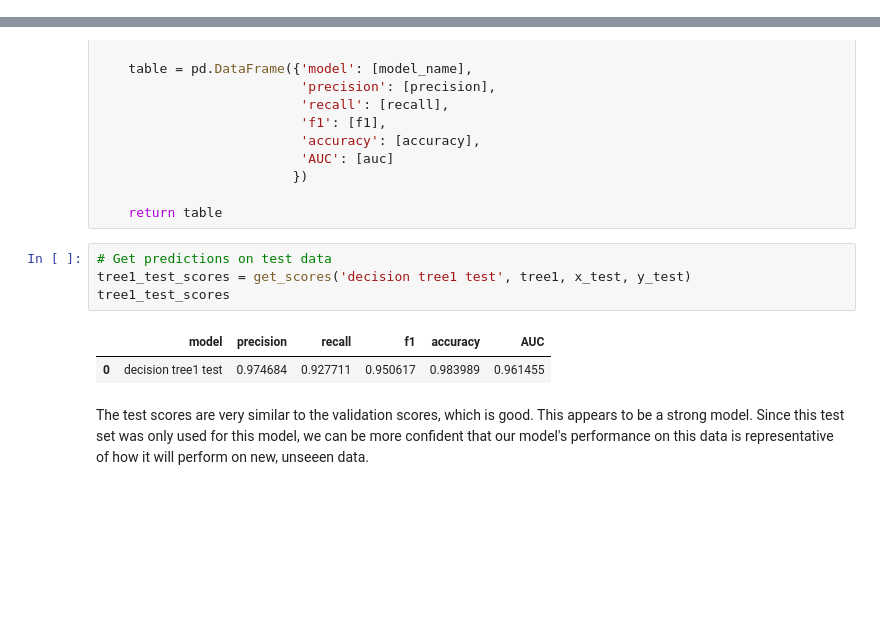
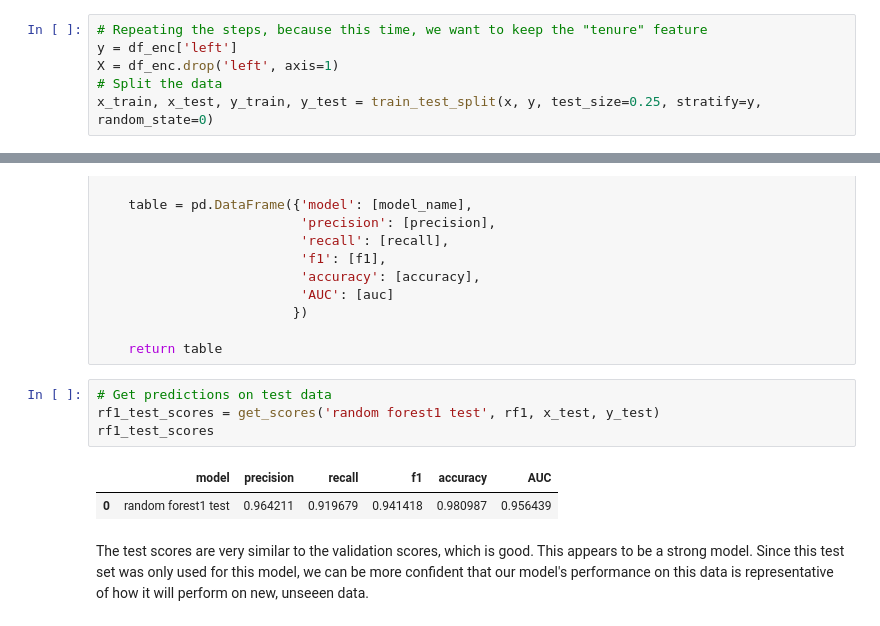
Before and after one commit to adaksourin-SA/Employee-Churn-Analysis-Prediction, a Jupyter notebook: 3Construct.ipynb, the cells around one changed output, grey strips where cells are left out. Drawn from its saved outputs; the diff is of its cells as text; blank space fills up the shorter version.

```diff
--- a/3Construct.ipynb
+++ b/3Construct.ipynb
@@ -204,6 +204,12 @@ Predicted would not leave       0.86      0.96      0.91      2500
              weighted avg       0.80      0.83      0.80      2998
 # %% [markdown]
 ## Modelling approach B - Tree Based Model
+# %%
+# Repeating the steps, because this time, we want to keep the "tenure" feature
+y = df_enc['left']
+X = df_enc.drop('left', axis=1)
+# Split the data
+x_train, x_test, y_train, y_test = train_test_split(x, y, test_size=0.25, stratify=y, random_state=0)
 # %% [markdown]
 Decision Tree - Round 1
 
@@ -397,11 +403,11 @@ def get_scores(model_name:str, model, X_test_data, y_test_data):
     return table
 # %%
 # Get predictions on test data
-tree1_test_scores = get_scores('decision tree1 test', tree1, x_test, y_test)
-tree1_test_scores
+rf1_test_scores = get_scores('random forest1 test', rf1, x_test, y_test)
+rf1_test_scores
 # %% [output]
 |  | model | precision | recall | f1 | accuracy | AUC |
-| 0 | decision tree1 test | 0.974684 | 0.927711 | 0.950617 | 0.983989 | 0.961455 |
+| 0 | random forest1 test | 0.964211 | 0.919679 | 0.941418 | 0.980987 | 0.956439 |
 # %% [markdown]
 The test scores are very similar to the validation scores, which is good. This appears to be a strong model. Since this test set was only used for this model, we can be more confident that our model's performance on this data is representative of how it will perform on new, unseeen data.
 # %% [markdown]
```
Also changed, not shown: parts of 12 cells of this notebook, 2 other files.
